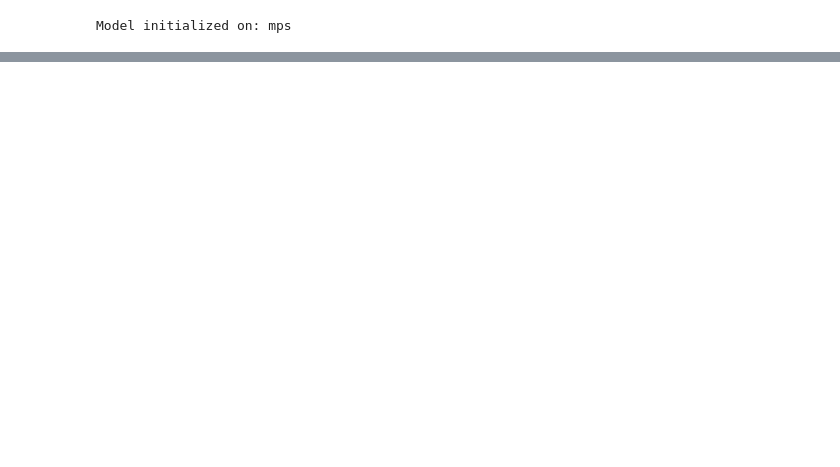
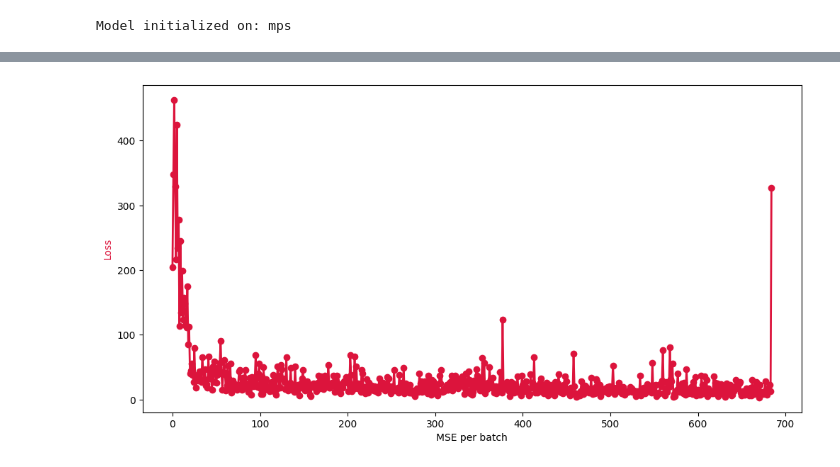
Before and after one commit to gimme-water/gimme-water-ML, a Jupyter notebook: notebooks/04_backbone.ipynb, the cells around one changed output, grey strips where cells are left out. Saved outputs shown, nothing was run; the diff lists cells and outputs as text; code cells hidden in the pictures; blank space fills up the shorter version.

```diff
--- a/notebooks/04_backbone.ipynb
+++ b/notebooks/04_backbone.ipynb
@@ -236,3 +278,15 @@ Epoch finished with Average Loss: 0.1578
+# %%
+batches = list(range(len(losses)))
+
+fig, ax1 = plt.subplots(figsize=(12, 6))
+
+# --- Plot the Loss ---
+color_mse = 'crimson'
+ax1.set_xlabel('MSE per batch')
+ax1.set_ylabel('Loss', color=color_mse)
+line = ax1.plot(batches, losses, color=color_mse, marker='o', linewidth=2, label='Loss(MSE)')
+# %% [output]
+[figure, added]
 # %%
 model.eval() # Set to evaluation mode
 val_loss = 0.0
```
Also changed, not shown: parts of 15 cells of this notebook, 3 other files.
